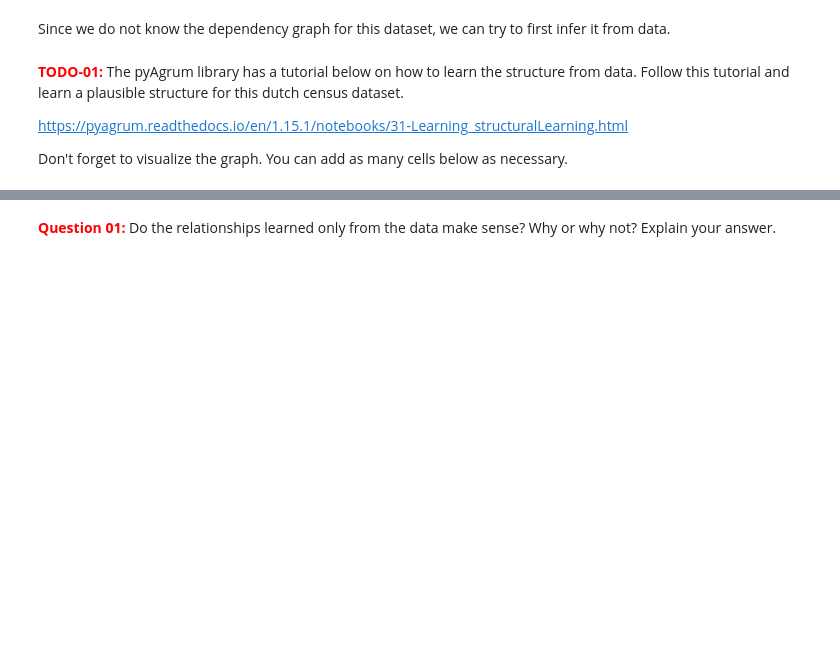
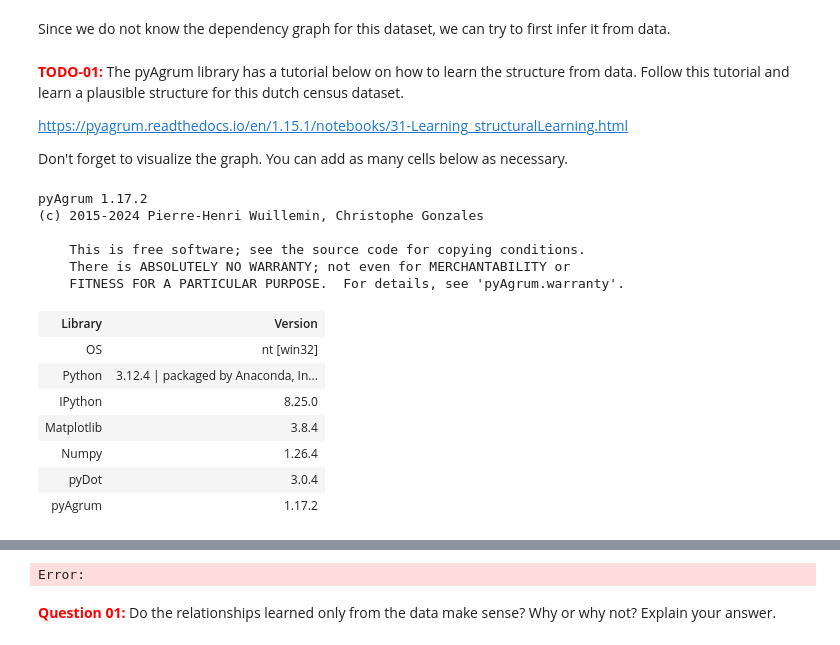
Before and after one commit to ningerdinger/KTAI1, a Jupyter notebook: Keytopics/Assignment1/1.4 - Knowledge based/1.4 - Knowledge Based AI.ipynb, the cells around one changed output, grey strips where cells are left out. Saved outputs shown, nothing was run; the diff lists cells and outputs as text; code cells hidden in the pictures; blank space fills up the shorter version.

```diff
--- a/Keytopics/Assignment1/1.4 - Knowledge based/1.4 - Knowledge Based AI.ipynb
+++ b/Keytopics/Assignment1/1.4 - Knowledge based/1.4 - Knowledge Based AI.ipynb
@@ -98,0 +91,18 @@ gnb.showBN(bn)
+# %%
+gum.about()
+gnb.configuration()
+# %% [output]
+pyAgrum 1.17.2
+(c) 2015-2024 Pierre-Henri Wuillemin, Christophe Gonzales
+
+    This is free software; see the source code for copying conditions.
+    There is ABSOLUTELY NO WARRANTY; not even for MERCHANTABILITY or
+    FITNESS FOR A PARTICULAR PURPOSE.  For details, see 'pyAgrum.warranty'.
+| Library | Version |
+| OS | nt [win32] |
+| Python | 3.12.4 | packaged by Anaconda, In... |
+| IPython | 8.25.0 |
+| Matplotlib | 3.8.4 |
+| Numpy | 1.26.4 |
+| pyDot | 3.0.4 |
+| pyAgrum | 1.17.2 |
@@ -98,0 +110 @@ gnb.showBN(bn)
+Error:
```
Also changed, not shown: parts of 3 cells of this notebook, 1 other file.
